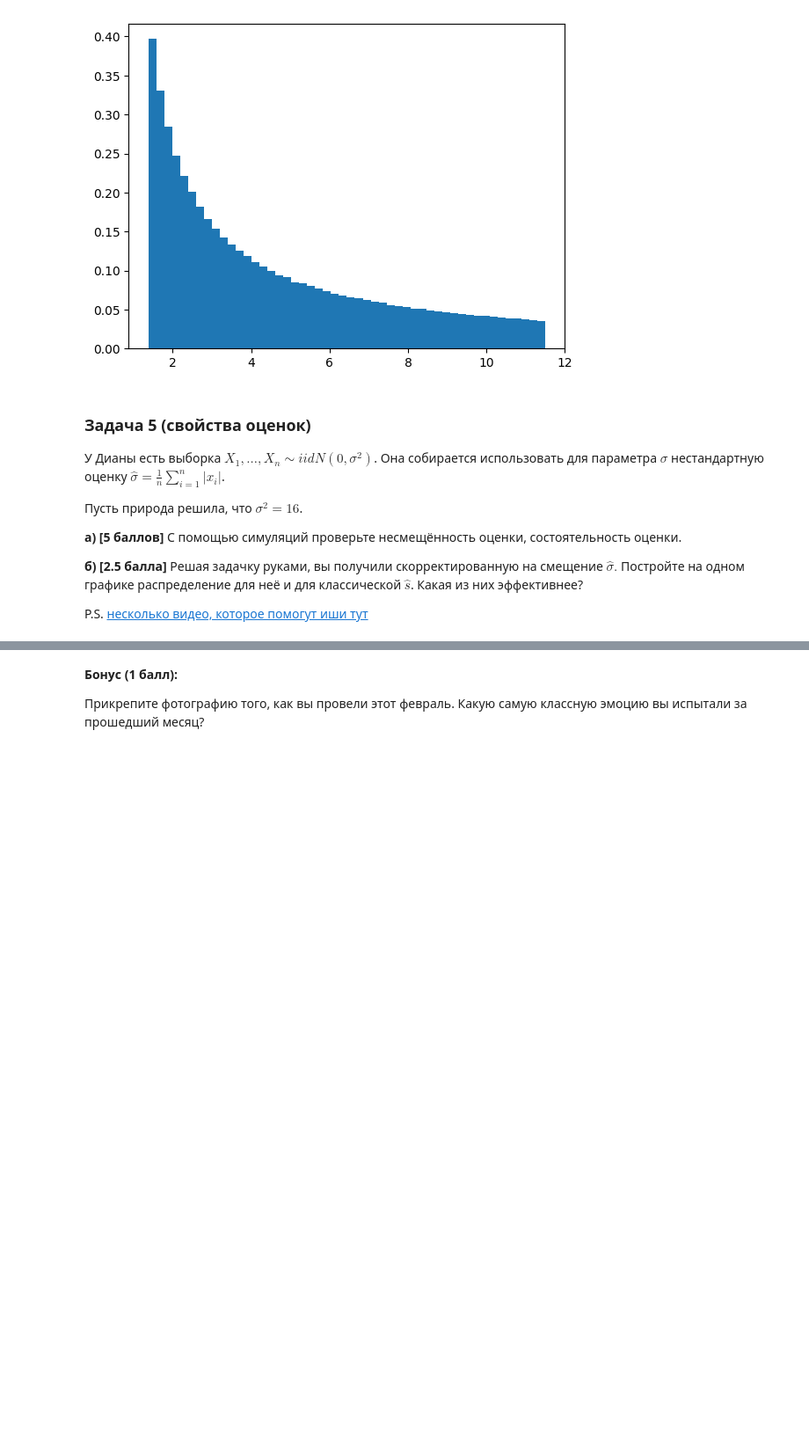
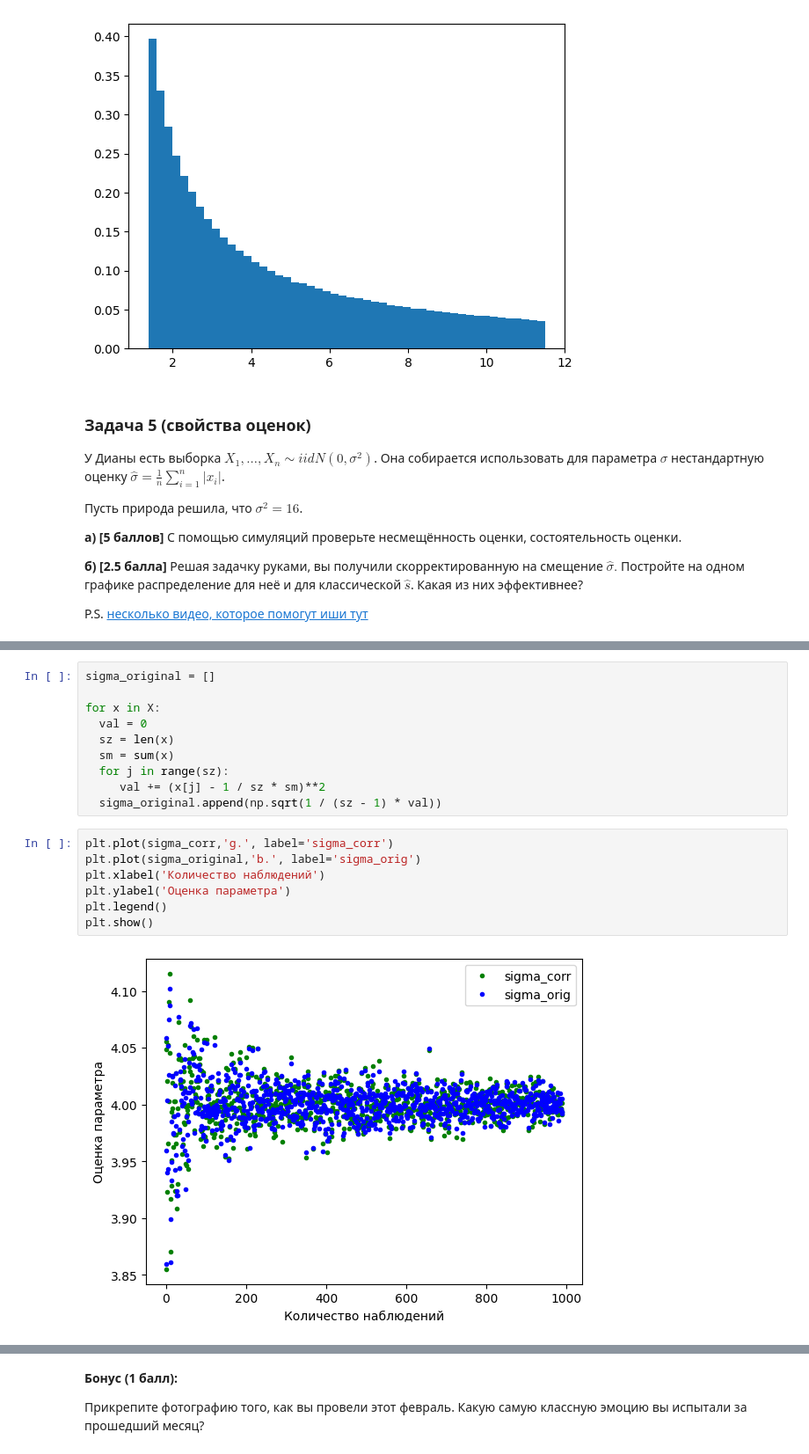
Before and after one commit to Kulikov17/MLDS_math_2022, a Jupyter notebook: hw_matstat/yam_hw01-hakuna_matata.ipynb, the cells around one changed output, grey strips where cells are left out. Shown: that part at 88% size. Saved outputs shown, nothing was run; the diff lists cells and outputs as text; blank space fills up the shorter version.

```diff
--- a/hw_matstat/yam_hw01-hakuna_matata.ipynb
+++ b/hw_matstat/yam_hw01-hakuna_matata.ipynb
@@ -401,0 +435,19 @@ P.S. [несколько видео, которое помогут иши тут
+# %%
+sigma_original = []
+
+for x in X:
+  val = 0
+  sz = len(x)
+  sm = sum(x)
+  for j in range(sz):
+     val += (x[j] - 1 / sz * sm)**2
+  sigma_original.append(np.sqrt(1 / (sz - 1) * val))
+# %%
+plt.plot(sigma_corr,'g.', label='sigma_corr')
+plt.plot(sigma_original,'b.', label='sigma_orig')
+plt.xlabel('Количество наблюдений')
+plt.ylabel('Оценка параметра')
+plt.legend()
+plt.show()
+# %% [output]
+[figure, added]
```
Also changed, not shown: parts of 12 cells of this notebook.
